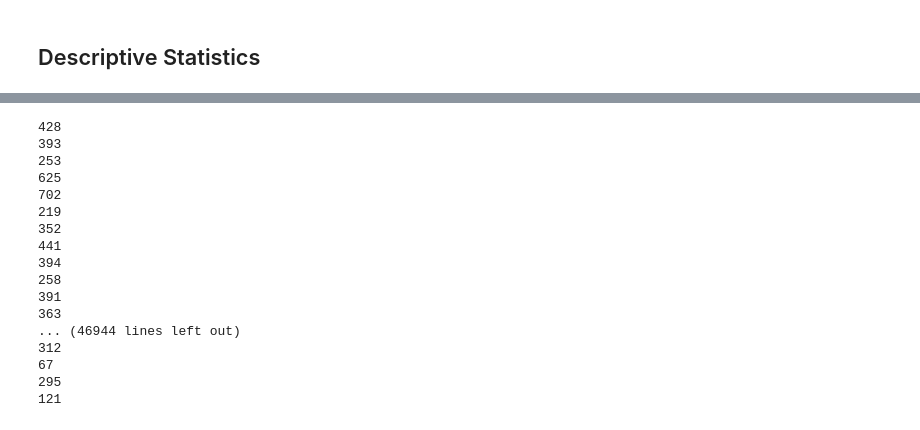
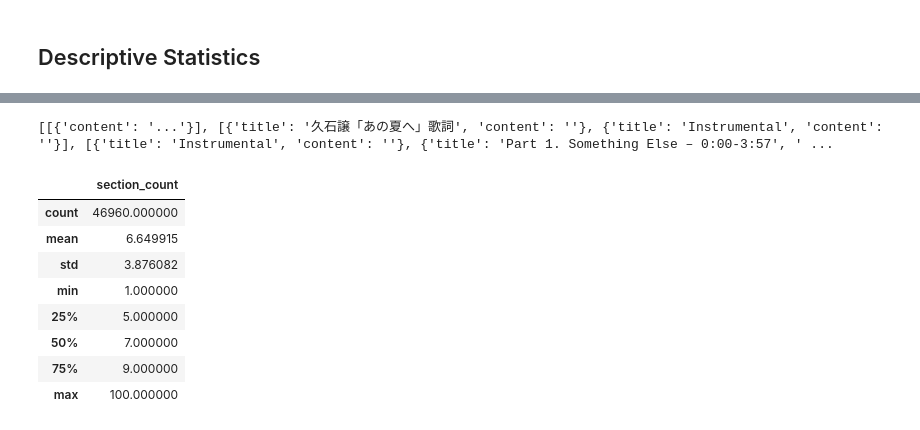
Before and after one commit to gwealm/VerseVault, a Jupyter notebook: characterization/characterization.ipynb, the cells around one changed output, grey strips where cells are left out. Cells and saved outputs as stored; diff of their text form; code cells hidden in the pictures.

```diff
--- a/characterization/characterization.ipynb
+++ b/characterization/characterization.ipynb
@@ -81,25 +79,38 @@ wc_regex = re.compile(r"\b\S+\b")
 
 def get_words(text):
     yield from map(lambda x: x.group(), wc_regex.finditer(text))
-# %%
-for lyrics in lookup_json.dump(obj, ["*", "lyrics"]):
-    text = "\n".join(lookup_json.dump(lyrics, ["*", "content"]))
-    print(len(list(get_words(text))))
-# %% [output]
-428
-393
-253
-625
-702
-219
-352
-441
-394
-258
-391
-363
-... (46944 lines left out)
-312
-67
-295
-121
+# %%
+
+word_counts = []
+section_counts = []
+
+weird_songs = []
+for index, lyrics in enumerate(lookup_json.dump(obj, ["*", "lyrics"])):
+    sections = list(lookup_json.dump(lyrics, ["*", "content"]))
+
+    text = "\n".join(sections)
+    num_words = len(list(get_words(text)))
+    if num_words == 0:
+        weird_songs.append(lookup_json.dump(obj, [str(index), "lyrics"]).__next__())
+
+    section_counts.append(len(sections))
+    word_counts.append(num_words)
+
+print(weird_songs)
+
+df_word_counts = pd.DataFrame(word_counts, columns=["word_count"])
+df_word_counts.describe()
+
+df_section_counts = pd.DataFrame(section_counts, columns=["section_count"])
+df_section_counts.describe()
+# %% [output]
+[[{'content': '...'}], [{'title': '久石譲「あの夏へ」歌詞', 'content': ''}, {'title': 'Instrumental', 'content': ''}], [{'title': 'Instrumental', 'content': ''}, {'title': 'Part 1. Something Else – 0:00-3:57', ' ...
+|  | section_count |
+| count | 46960.000000 |
+| mean | 6.649915 |
+| std | 3.876082 |
+| min | 1.000000 |
+| 25% | 5.000000 |
+| 50% | 7.000000 |
+| 75% | 9.000000 |
+| max | 100.000000 |
```
Also changed, not shown: parts of 4 cells of this notebook, 3 other files.
